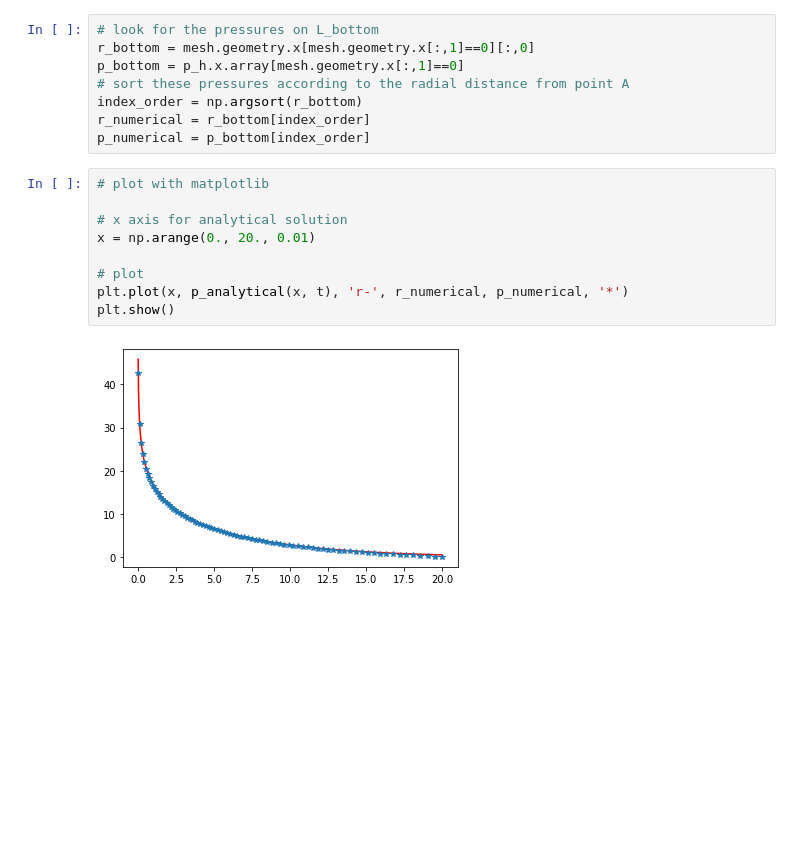
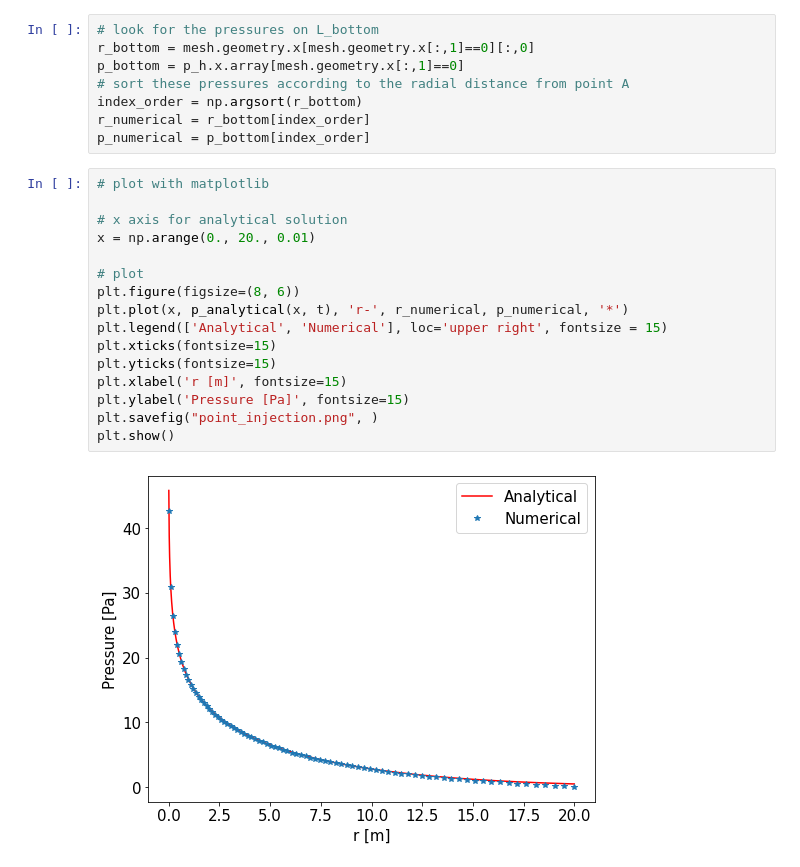
Before and after one commit to jeannafta/pre-study, a Jupyter notebook: hydro/PointInjection.ipynb, the cells around one changed output. Drawn from its saved outputs; the diff is of its cells as text; blank space fills up the shorter version.

```diff
--- a/hydro/PointInjection.ipynb
+++ b/hydro/PointInjection.ipynb
@@ -200,11 +200,18 @@ p_numerical = p_bottom[index_order]
 # %%
 # plot with matplotlib
 
 # x axis for analytical solution
 x = np.arange(0., 20., 0.01)
 
 # plot
+plt.figure(figsize=(8, 6))
 plt.plot(x, p_analytical(x, t), 'r-', r_numerical, p_numerical, '*')
+plt.legend(['Analytical', 'Numerical'], loc='upper right', fontsize = 15)
+plt.xticks(fontsize=15)
+plt.yticks(fontsize=15)
+plt.xlabel('r [m]', fontsize=15)
+plt.ylabel('Pressure [Pa]', fontsize=15)
+plt.savefig("point_injection.png", )
 plt.show()
 # %% [output]
-[figure, old version]
+[figure, new version]
```
Also changed, not shown: parts of 3 cells of this notebook, 20 other files.
